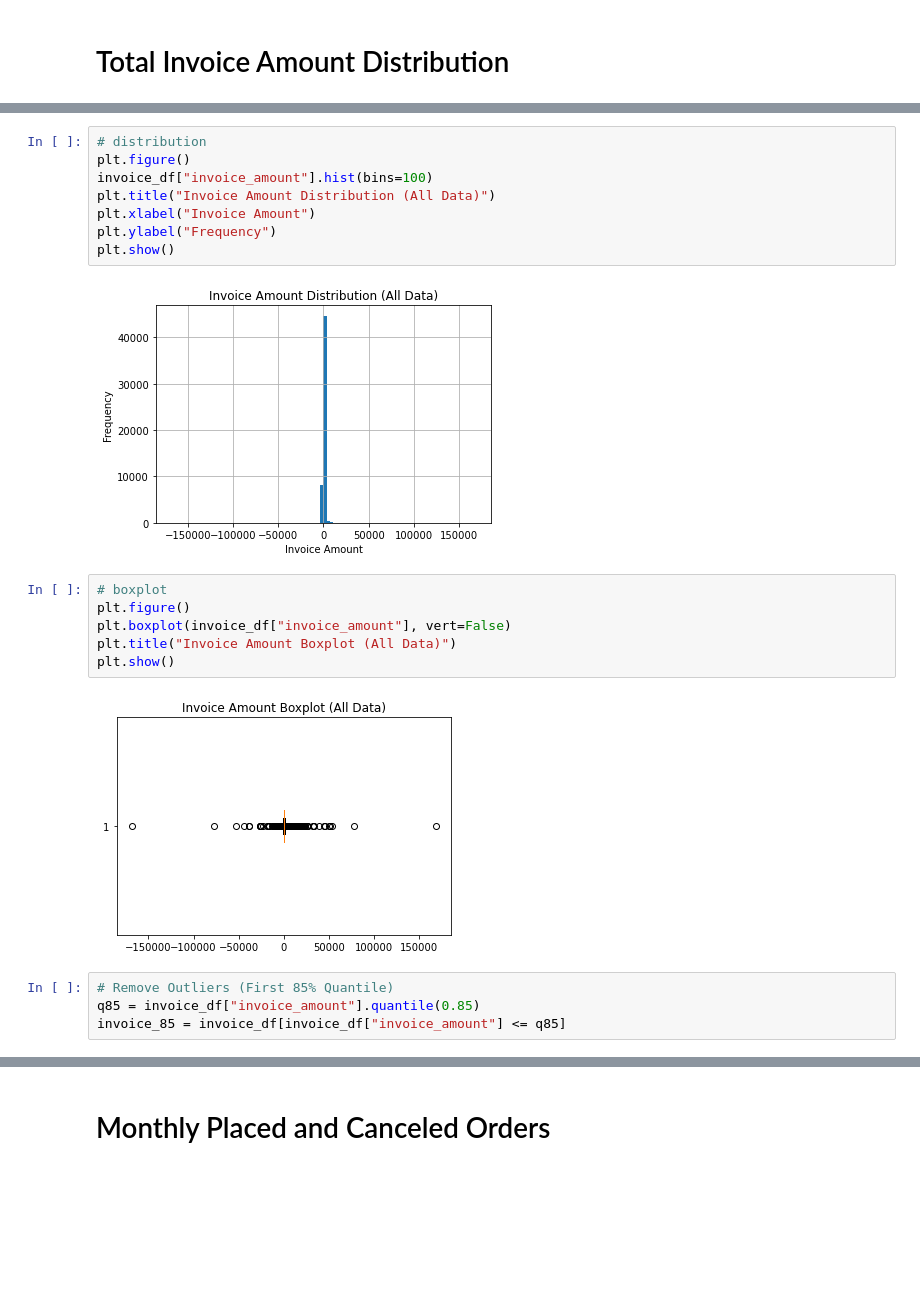
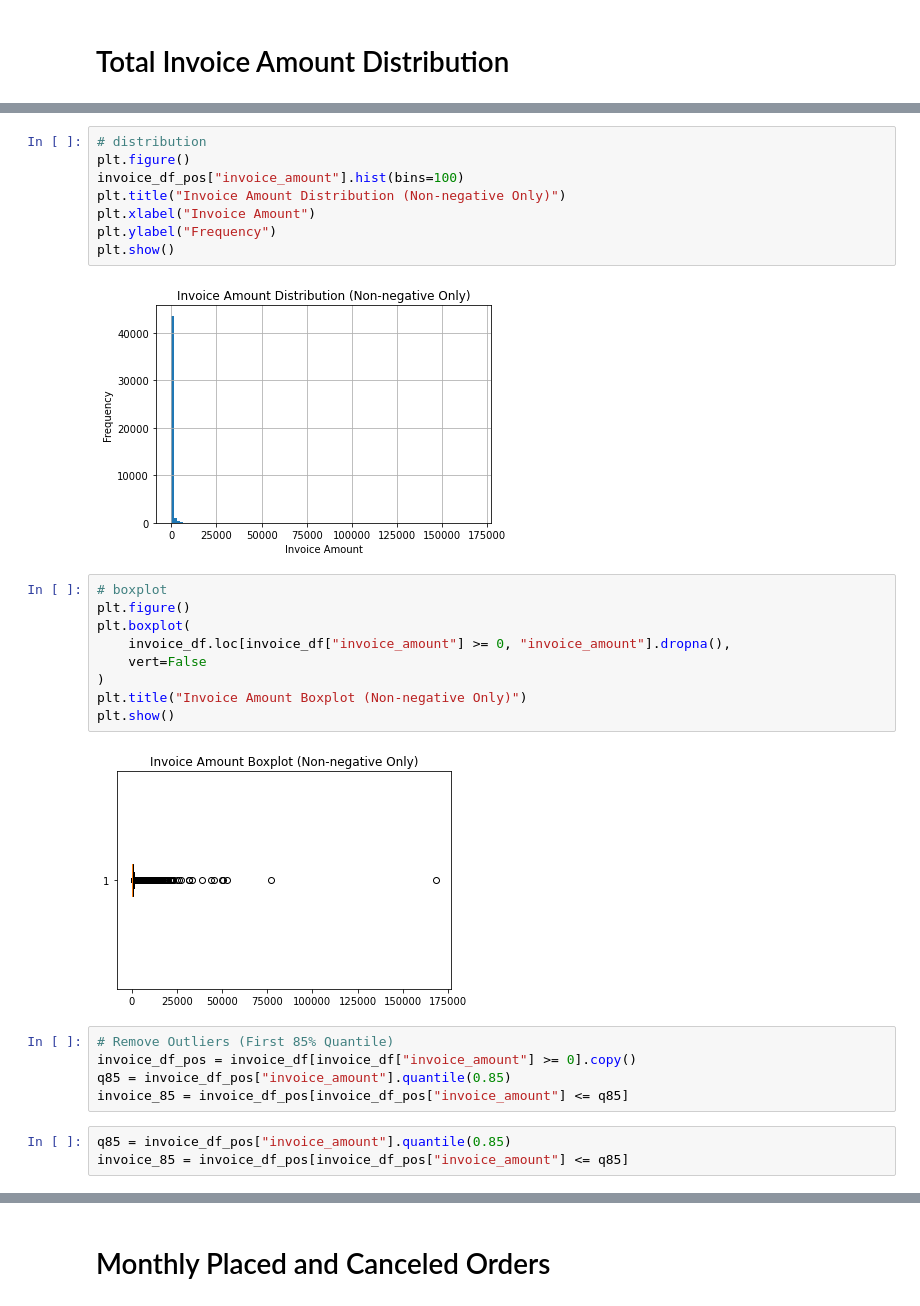
Before and after one commit to jarviscanada/jarvis_data_eng_Singh, a Jupyter notebook: python_data_analytics/python_data_wrangling/retail_data_analytics_wrangling.ipynb, the cells around one changed output, grey strips where cells are left out. Saved outputs shown, nothing was run; the diff lists cells and outputs as text; blank space fills up the shorter version.

Commit message:
Filter negative invoice amounts for distribution plots

```diff
--- a/python_data_analytics/python_data_wrangling/retail_data_analytics_wrangling.ipynb
+++ b/python_data_analytics/python_data_wrangling/retail_data_analytics_wrangling.ipynb
@@ -180,25 +186,32 @@ Mode: 0.0
 # %%
 # distribution
 plt.figure()
-invoice_df["invoice_amount"].hist(bins=100)
-plt.title("Invoice Amount Distribution (All Data)")
+invoice_df_pos["invoice_amount"].hist(bins=100)
+plt.title("Invoice Amount Distribution (Non-negative Only)")
 plt.xlabel("Invoice Amount")
 plt.ylabel("Frequency")
 plt.show()
 # %% [output]
-[figure, old version]
+[figure, new version]
 # %%
 # boxplot
 plt.figure()
-plt.boxplot(invoice_df["invoice_amount"], vert=False)
-plt.title("Invoice Amount Boxplot (All Data)")
+plt.boxplot(
+    invoice_df.loc[invoice_df["invoice_amount"] >= 0, "invoice_amount"].dropna(),
+    vert=False
+)
+plt.title("Invoice Amount Boxplot (Non-negative Only)")
 plt.show()
 # %% [output]
-[figure, old version]
+[figure, new version]
 # %%
 # Remove Outliers (First 85% Quantile)
-q85 = invoice_df["invoice_amount"].quantile(0.85)
-invoice_85 = invoice_df[invoice_df["invoice_amount"] <= q85]
+invoice_df_pos = invoice_df[invoice_df["invoice_amount"] >= 0].copy()
+q85 = invoice_df_pos["invoice_amount"].quantile(0.85)
+invoice_85 = invoice_df_pos[invoice_df_pos["invoice_amount"] <= q85]
+# %%
+q85 = invoice_df_pos["invoice_amount"].quantile(0.85)
+invoice_85 = invoice_df_pos[invoice_df_pos["invoice_amount"] <= q85]
 # %%
 # Stats for 85% Data
 print("Min:", invoice_85["invoice_amount"].min())
```
Also changed, not shown: parts of 6 cells of this notebook.
